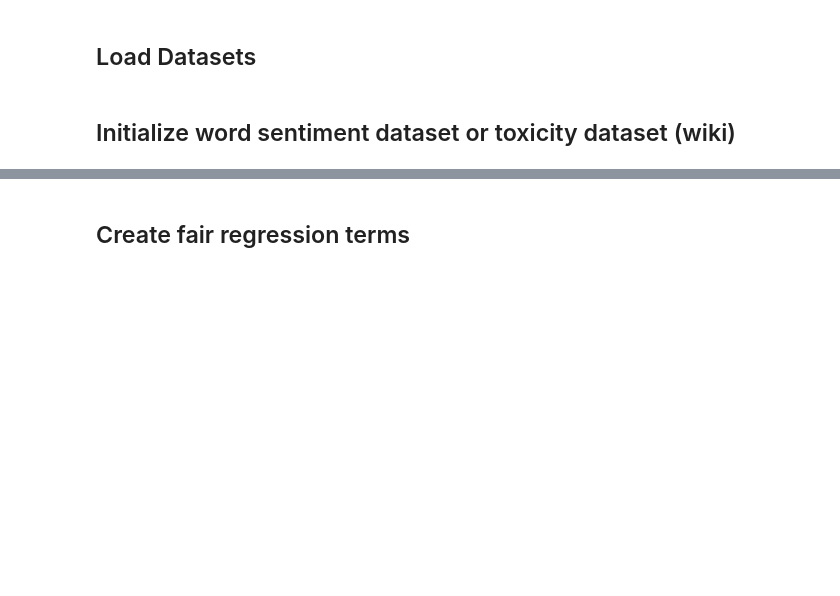
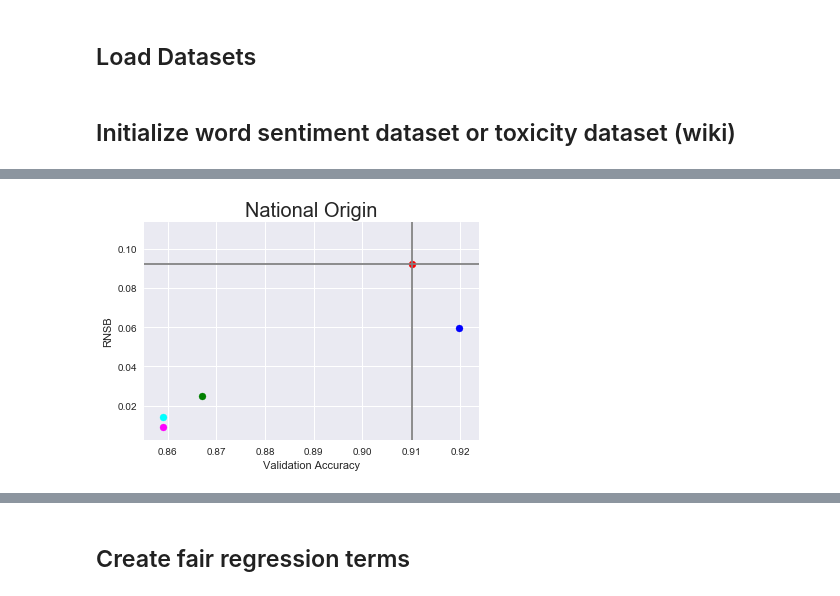
Before and after one commit to ChristopherSweeney/6.860_project, a Jupyter notebook: sentiment_classification_fairness_new.ipynb, the cells around one changed output, grey strips where cells are left out. Drawn from its saved outputs; the diff is of its cells as text; code cells hidden in the pictures; blank space fills up the shorter version.

```diff
--- a/sentiment_classification_fairness_new.ipynb
+++ b/sentiment_classification_fairness_new.ipynb
@@ -309,0 +545,6 @@ train_vectors, test_vectors, train_targets, test_targets, train_labels, test_lab
+# %%
+train_vectors_5 = np.array(remove_principle_component(train_vectors,4))
+
+# Removing 5th principle component
+lr_minus5 = LogisticRegression(val=(test_vectors,test_targets),X_tils = regularizers,reg_coeff=[0,0,0],lamb=0.01,num_iter=4000)
+(RNSB_debias,loss_debias,validation_scores_debias) = lr_minus5.fit(train_vectors_5, train_targets)
@@ -309,0 +569,8 @@ train_vectors, test_vectors, train_targets, test_targets, train_labels, test_lab
+# %%
+# Removing 5th principle component AND Regularized
+lr_minus5_reg = LogisticRegression(val=(test_vectors,test_targets),X_tils = regularizers,reg_coeff=[.3,.3,.3],lamb=0.01,num_iter=8000)
+(RNSB_debias,loss_debias,validation_scores_debias) = lr_minus5_reg.fit(train_vectors_5, train_targets)
+
+# Removing 5th principle component AND Regularized, with .1, .1, .1
+lr_minus5_reg2 = LogisticRegression(val=(test_vectors,test_targets),X_tils = regularizers,reg_coeff=[.4,.4,.4],lamb=0.01,num_iter=8000)
+(RNSB_debias,loss_debias,validation_scores_debias) = lr_minus5_reg2.fit(train_vectors_5, train_targets)
@@ -309,0 +595,5 @@ train_vectors, test_vectors, train_targets, test_targets, train_labels, test_lab
+# %%
+def get_metrics(lr_):
+    a,b,c = lr_.validation_fairness()
+    acc = lr_.validation(lr_.val[0], lr_.val[1])
+    return ((a,b,c),acc)
@@ -309,0 +604,68 @@ train_vectors, test_vectors, train_targets, test_targets, train_labels, test_lab
+# %%
+def annotate_data(labels, points, plt):
+
+    for label, point in zip(labels, points):
+        plt.annotate(label,xy=point,fontsize=15)
+
+
+def plot_RNSB_scatter(og_lr, lr_debias, lr_minus5, lr_minus5_reg, lr_minus5_reg2):
+
+#     rnsb_list = [lr.validation_fairness() for lr in lr_list]
+#     validation_list = [lr.validation(lr.val[0],lr.val[1]) for lr in lr_list]
+#     metric_a, metric_b, metric_c  = zip(*rnsb_list)
+
+
+
+    (og_rnsb_a, og_rnsb_b, og_rnsb_c), og_acc = get_metrics(og_lr)
+    (debias_rnsb_a, debias_rnsb_b, debias_rnsb_c), debias_acc = get_metrics(lr_debias)
+    (minus5_rnsb_a, minus5_rnsb_b, minus5_rnsb_c), minus5_acc = get_metrics(lr_minus5)
+    (minus5_reg_rnsb_a, minus5_reg_rnsb_b, minus5_reg_rnsb_c), minus5_reg_acc = get_metrics(lr_minus5_reg)
+    (minus5_reg2_rnsb_a, minus5_reg2_rnsb_b, minus5_reg2_rnsb_c), minus5_reg2_acc = get_metrics(lr_minus5_reg2)
+
+    %matplotlib inline
+    plt.figure(figsize=(6,4))
+    plt.title("National Origin",fontsize=20)
+    plt.xlabel("Validation Accuracy")
+    plt.ylabel("RNSB")
+    plt.scatter(og_acc, og_rnsb_a, color="red")
+    plt.scatter(debias_acc, debias_rnsb_a, color="green")
+    plt.scatter(minus5_acc, minus5_rnsb_a, color="blue")
+    plt.scatter(minus5_reg_acc, minus5_reg_rnsb_a, color="cyan")
+    plt.scatter(minus5_reg2_acc, minus5_reg2_rnsb_a, color="magenta")
+    plt.axes().axhline(y=og_rnsb_a, color="gray")
+    plt.axes().axvline(x=og_acc, color="gray")
+    plt.show()
+
+    %matplotlib inline
+    plt.figure(figsize=(6,4))
+    plt.title("National Origin",fontsize=20)
+    plt.xlabel("Validation Accuracy")
+    plt.ylabel("RNSB")
+    plt.scatter(og_acc, og_rnsb_b, color="red")
+    plt.scatter(debias_acc, debias_rnsb_b, color="green")
+    plt.scatter(minus5_acc, minus5_rnsb_b, color="blue")
+    plt.scatter(minus5_reg_acc, minus5_reg_rnsb_b, color="cyan")
+    plt.scatter(minus5_reg2_acc, minus5_reg2_rnsb_b, color="magenta")
+    plt.axes().axhline(y=og_rnsb_b, color="gray")
+    plt.axes().axvline(x=og_acc, color="gray")
+    plt.show()
+
+    %matplotlib inline
+    plt.figure(figsize=(6,4))
+    plt.title("National Origin",fontsize=20)
+    plt.xlabel("Validation Accuracy")
+    plt.ylabel("RNSB")
+    plt.scatter(og_acc, og_rnsb_c, color="red")
+    plt.scatter(debias_acc, debias_rnsb_c, color="green")
+    plt.scatter(minus5_acc, minus5_rnsb_c, color="blue")
+    plt.scatter(minus5_reg_acc, minus5_reg_rnsb_c, color="cyan")
+    plt.scatter(minus5_reg2_acc, minus5_reg2_rnsb_c, color="magenta")
+    plt.axes().axhline(y=og_rnsb_c, color="gray")
+    plt.axes().axvline(x=og_acc, color="gray")
+    plt.show()
+
+
+
+plot_RNSB_scatter(og_lr, lr_debias, lr_minus5, lr_minus5_reg, lr_minus5_reg2)
+# %% [output]
+[figure, added]
```
Also changed, not shown: parts of 50 cells of this notebook.
